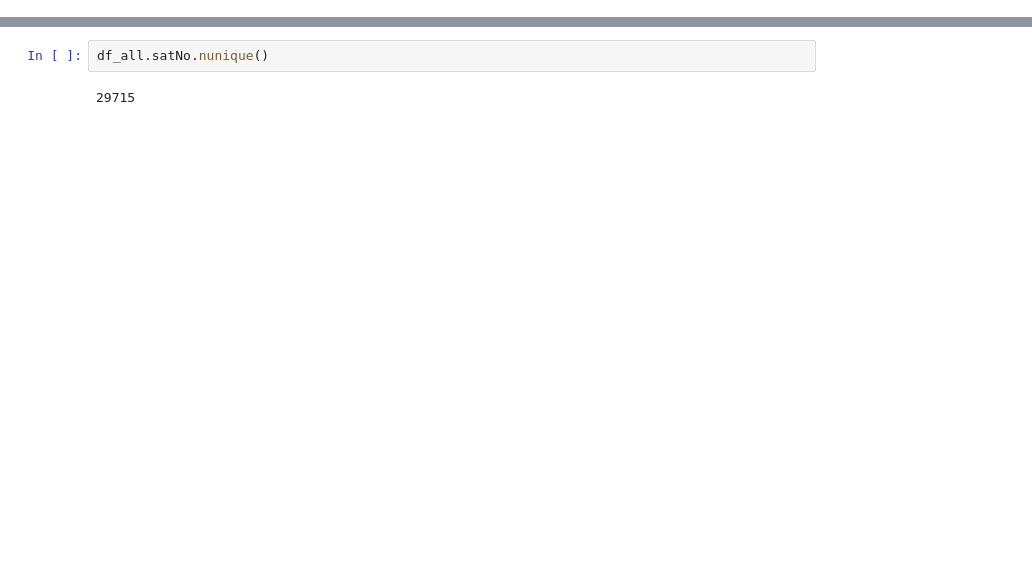
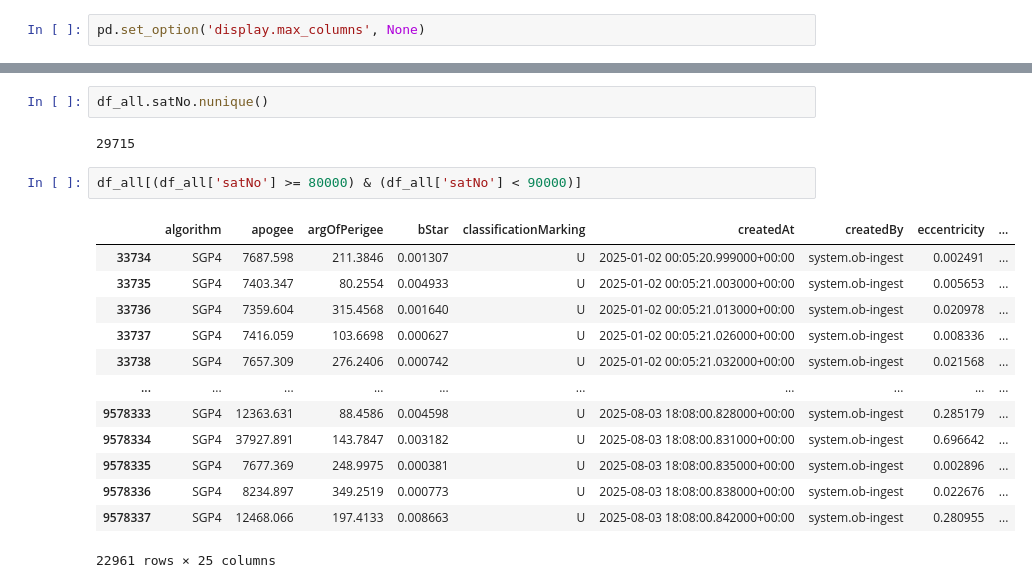
Before and after one commit to dezertdweller/Cosmic-Insights, a Jupyter notebook: notebooks/klg-eda/notebook.ipynb, the cells around one changed output, grey strips where cells are left out. Drawn from its saved outputs; the diff is of its cells as text; blank space fills up the shorter version.

```diff
--- a/notebooks/klg-eda/notebook.ipynb
+++ b/notebooks/klg-eda/notebook.ipynb
@@ -90,3 +90,5 @@ Data columns (total 25 columns):
  24  epoch_date             category
 dtypes: Int64(4), category(1), datetime64[us, UTC](2), float64(13), object(2), string(3)
 memory usage: 1.8+ GB
+# %%
+pd.set_option('display.max_columns', None)
@@ -94,3 +105,19 @@ memory usage: 1.8+ GB
 df_all.satNo.nunique()
 # %% [output]
 29715
+# %%
+df_all[(df_all['satNo'] >= 80000) & (df_all['satNo'] < 90000)]
+# %% [output]
+|  | algorithm | apogee | argOfPerigee | bStar | classificationMarking | createdAt | createdBy | eccentricity | ... |
+| 33734 | SGP4 | 7687.598 | 211.3846 | 0.001307 | U | 2025-01-02 00:05:20.999000+00:00 | system.ob-ingest | 0.002491 | ... |
+| 33735 | SGP4 | 7403.347 | 80.2554 | 0.004933 | U | 2025-01-02 00:05:21.003000+00:00 | system.ob-ingest | 0.005653 | ... |
+| 33736 | SGP4 | 7359.604 | 315.4568 | 0.001640 | U | 2025-01-02 00:05:21.013000+00:00 | system.ob-ingest | 0.020978 | ... |
+| 33737 | SGP4 | 7416.059 | 103.6698 | 0.000627 | U | 2025-01-02 00:05:21.026000+00:00 | system.ob-ingest | 0.008336 | ... |
+| 33738 | SGP4 | 7657.309 | 276.2406 | 0.000742 | U | 2025-01-02 00:05:21.032000+00:00 | system.ob-ingest | 0.021568 | ... |
+| ... | ... | ... | ... | ... | ... | ... | ... | ... | ... |
+| 9578333 | SGP4 | 12363.631 | 88.4586 | 0.004598 | U | 2025-08-03 18:08:00.828000+00:00 | system.ob-ingest | 0.285179 | ... |
+| 9578334 | SGP4 | 37927.891 | 143.7847 | 0.003182 | U | 2025-08-03 18:08:00.831000+00:00 | system.ob-ingest | 0.696642 | ... |
+| 9578335 | SGP4 | 7677.369 | 248.9975 | 0.000381 | U | 2025-08-03 18:08:00.835000+00:00 | system.ob-ingest | 0.002896 | ... |
+| 9578336 | SGP4 | 8234.897 | 349.2519 | 0.000773 | U | 2025-08-03 18:08:00.838000+00:00 | system.ob-ingest | 0.022676 | ... |
+| 9578337 | SGP4 | 12468.066 | 197.4133 | 0.008663 | U | 2025-08-03 18:08:00.842000+00:00 | system.ob-ingest | 0.280955 | ... |
+22961 rows × 25 columns
```
Also changed, not shown: parts of 1 cell of this notebook.
